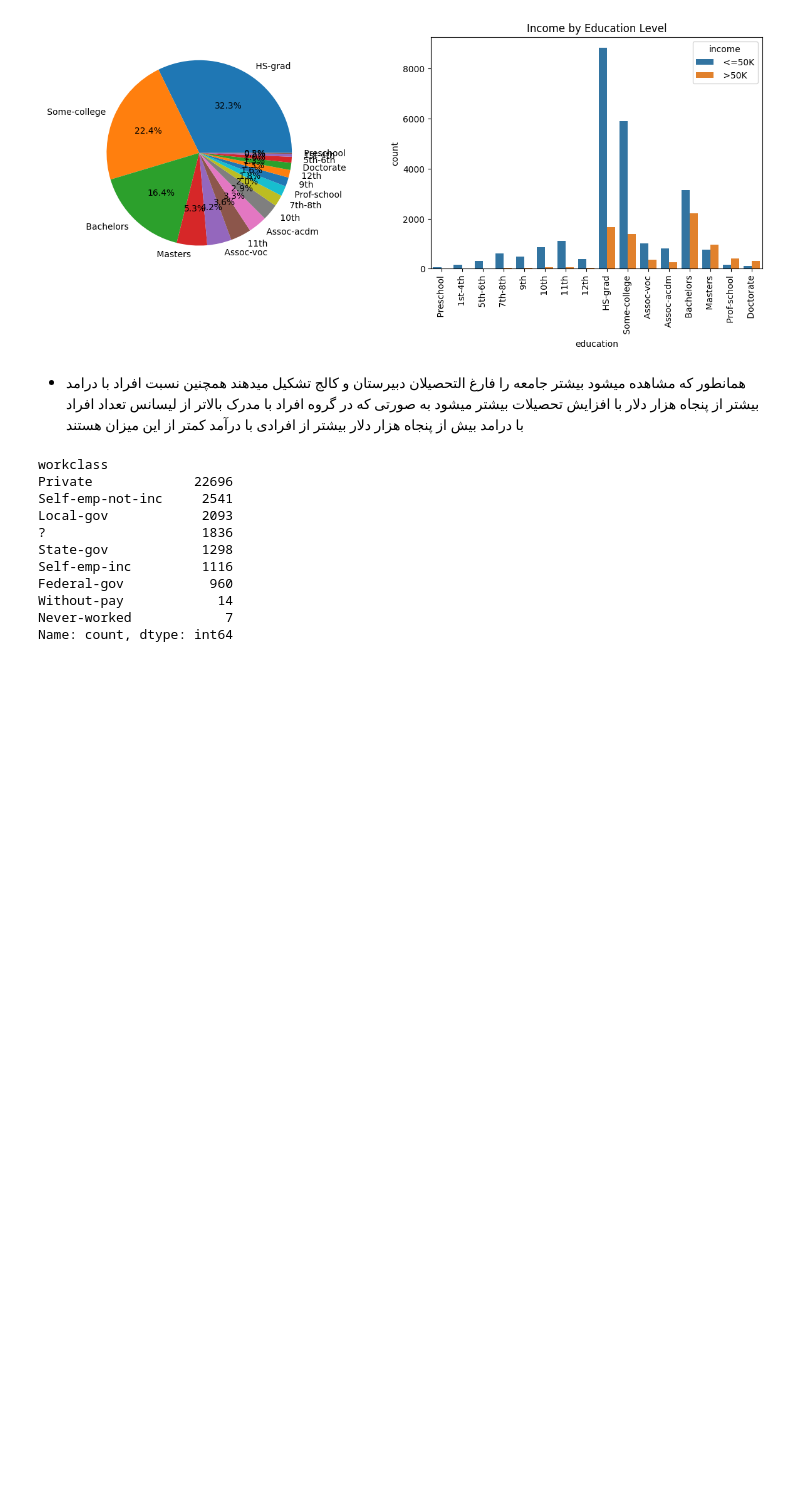
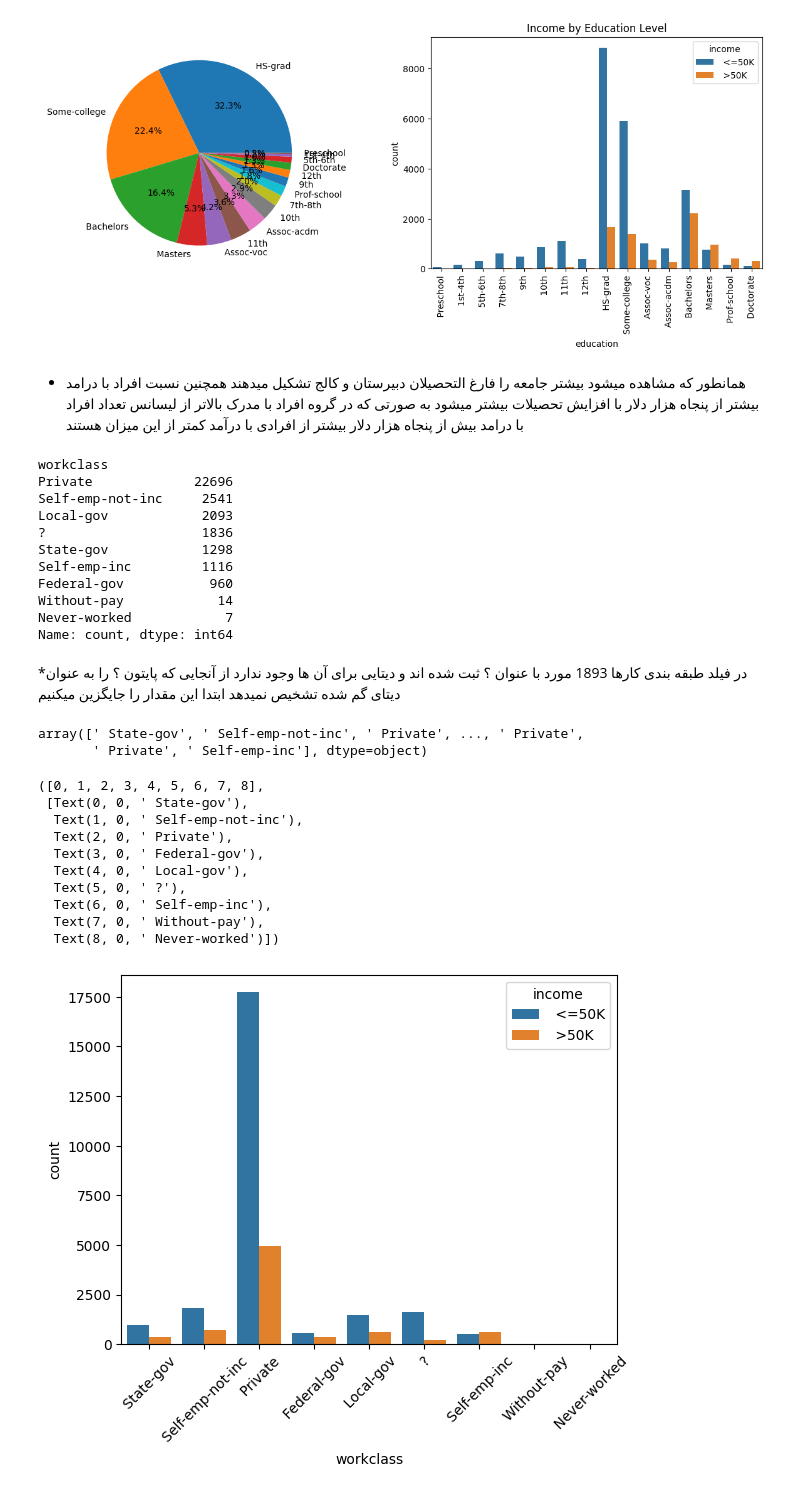
Before and after one commit to Farbod0o/Income-Analysis-in-Census-Data, a Jupyter notebook: CensusIncome.ipynb, the cells around one changed output. Drawn from its saved outputs; the diff is of its cells as text; code cells hidden in the pictures; blank space fills up the shorter version.

```diff
--- a/CensusIncome.ipynb
+++ b/CensusIncome.ipynb
@@ -77,2 +75,23 @@ Name: count, dtype: int64
+# %% [markdown]
+*در فیلد طبقه بندی کارها 1893 مورد با عنوان ؟ ثبت شده اند و دیتایی برای آن ها وجود ندارد از آنجایی که پایتون ؟ را به عنوان دیتای گم شده تشخیص نمیدهد ابتدا این مقدار را جایگزین میکنیم
 # %%
-data['workclass'] = np.where(data['workclass']=='?',np.NaN,data['workclass'])
+d1 = data['workclass'] = np.where(data['workclass']=='?',np.NaN,data['workclass'])
+d1
+# %% [output]
+array([' State-gov', ' Self-emp-not-inc', ' Private', ..., ' Private',
+       ' Private', ' Self-emp-inc'], dtype=object)
+# %%
+sns.countplot(x="workclass", hue='income', data=data)
+plt.xticks(rotation=45)
+# %% [output]
+([0, 1, 2, 3, 4, 5, 6, 7, 8],
+ [Text(0, 0, ' State-gov'),
+  Text(1, 0, ' Self-emp-not-inc'),
+  Text(2, 0, ' Private'),
+  Text(3, 0, ' Federal-gov'),
+  Text(4, 0, ' Local-gov'),
+  Text(5, 0, ' ?'),
+  Text(6, 0, ' Self-emp-inc'),
+  Text(7, 0, ' Without-pay'),
+  Text(8, 0, ' Never-worked')])
+[figure, added]
```
Also changed, not shown: parts of 1 cell of this notebook.
